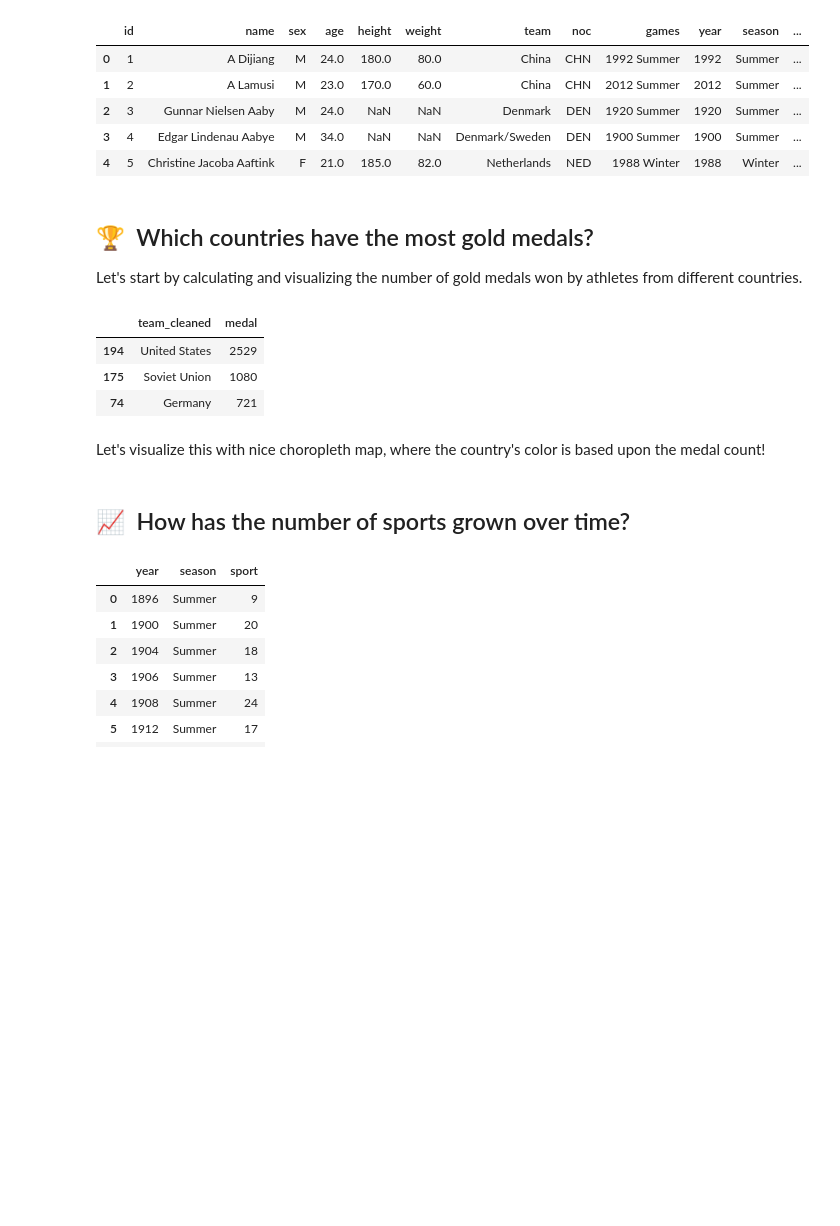
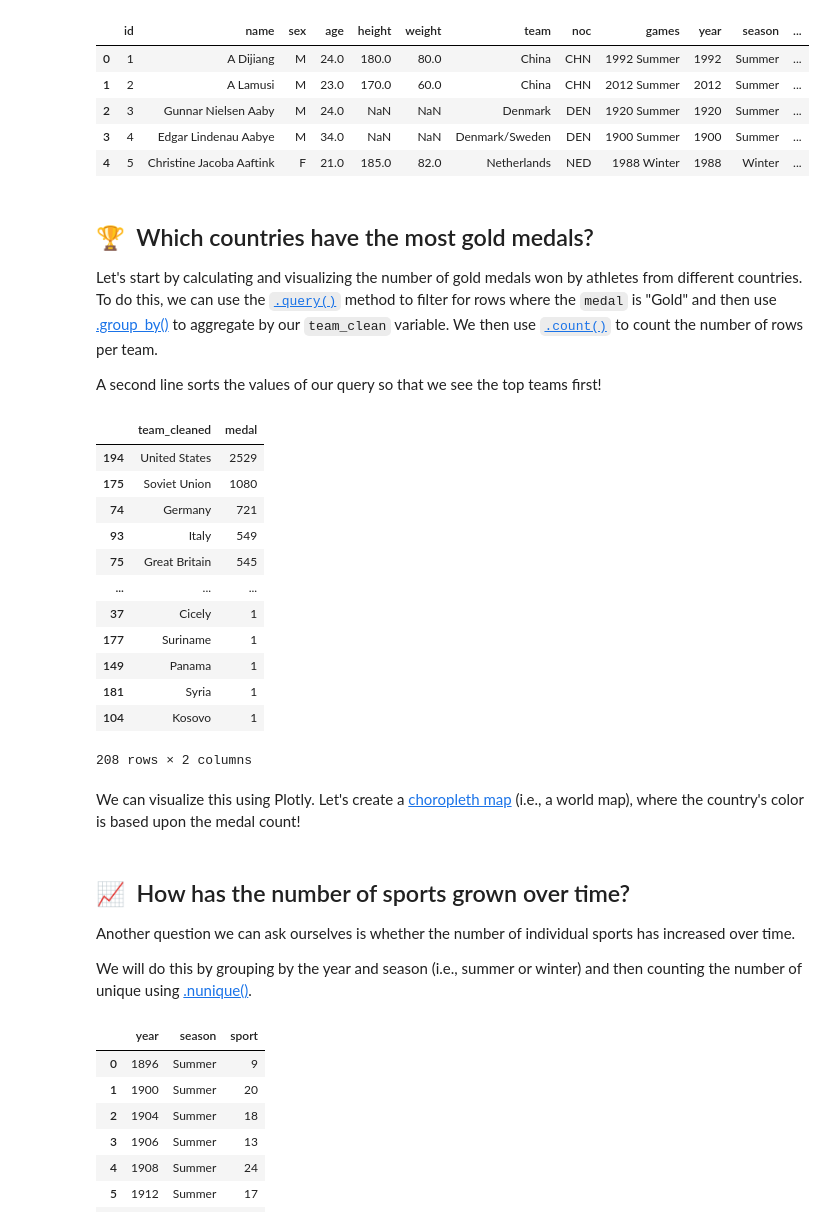
Before and after one commit to mckuzi/Olympics_analysis, a Jupyter notebook: notebook.ipynb, the cells around one changed output. Cells and saved outputs as stored; diff of their text form; code cells hidden in the pictures; blank space fills up the shorter version.

```diff
--- a/notebook.ipynb
+++ b/notebook.ipynb
@@ -138,6 +148,10 @@ Nice data aobut the countries! Let's merge it to the Olympics
 # %%
-df2 = df.merge(nations_data, left_on=['team_cleaned', 'year'], right_on=['country', 'year'], how='left')
+# Perform a left join between the two DataFrames
+df2 = df.merge(
+    nations_data, left_on=['team_cleaned', 'year'], right_on=['country', 'year'], how='left'
+)
 
+# Preview our data
 df2.head()
 # %% [output]
 |  | id | name | sex | age | height | weight | team | noc | games | year | season | ... |
@@ -148,20 +162,32 @@ df2.head()
 | 4 | 5 | Christine Jacoba Aaftink | F | 21.0 | 185.0 | 82.0 | Netherlands | NED | 1988 Winter | 1988 | Winter | ... |
 # %% [markdown]
 ## 🏆&nbsp;&nbsp;Which countries have the most gold medals?
-Let's start by calculating and visualizing the number of gold medals won by athletes from different countries.
+Let's start by calculating and visualizing the number of gold medals won by athletes from different countries. To do this, we can use the [`.query()`](https://pandas.pydata.org/docs/reference/api/pandas.DataFrame.query.html) method to filter for rows where the `medal` is "Gold" and then use [.group_by()](https://pandas.pydata.org/docs/reference/api/pandas.DataFrame.groupby.html) to aggregate by our `team_clean` variable. We then use [`.count()`](https://pandas.pydata.org/docs/reference/api/pandas.DataFrame.count.html) to count the number of rows per team.
+
+A second line sorts the values of our query so that we see the top teams first!
 # %%
 # Count the number of gold medals earned by a country
 gold_count = df2.query('medal == "Gold"').groupby('team_cleaned',as_index=False)['medal'].count()
 
 # Sort the values
 gold_count.sort_values('medal', ascending=False, inplace=True)
 
-gold_count.head(3)
+# Preview our count
+gold_count
 # %% [output]
 |  | team_cleaned | medal |
 | 194 | United States | 2529 |
 | 175 | Soviet Union | 1080 |
 | 74 | Germany | 721 |
+| 93 | Italy | 549 |
+| 75 | Great Britain | 545 |
+| ... | ... | ... |
+| 37 | Cicely | 1 |
+| 177 | Suriname | 1 |
+| 149 | Panama | 1 |
+| 181 | Syria | 1 |
+| 104 | Kosovo | 1 |
+208 rows × 2 columns
 # %% [markdown]
-Let's visualize this with nice choropleth map, where the country's color is based upon the medal count!
+We can visualize this using Plotly. Let's create a [choropleth map](https://plotly.com/python/choropleth-maps/) (i.e., a world map), where the country's color is based upon the medal count!
 # %%
@@ -177,4 +204,7 @@ fig = px.choropleth(
 fig.show()
 # %% [markdown]
 ## 📈&nbsp;&nbsp;How has the number of sports grown over time?
+Another question we can ask ourselves is whether the number of individual sports has increased over time.
+
+We will do this by grouping by the year and season (i.e., summer or winter) and then counting the number of unique using [.nunique()](https://pandas.pydata.org/docs/reference/api/pandas.DataFrame.nunique.html).
 # %%
```
Also changed, not shown: parts of 23 cells of this notebook.
